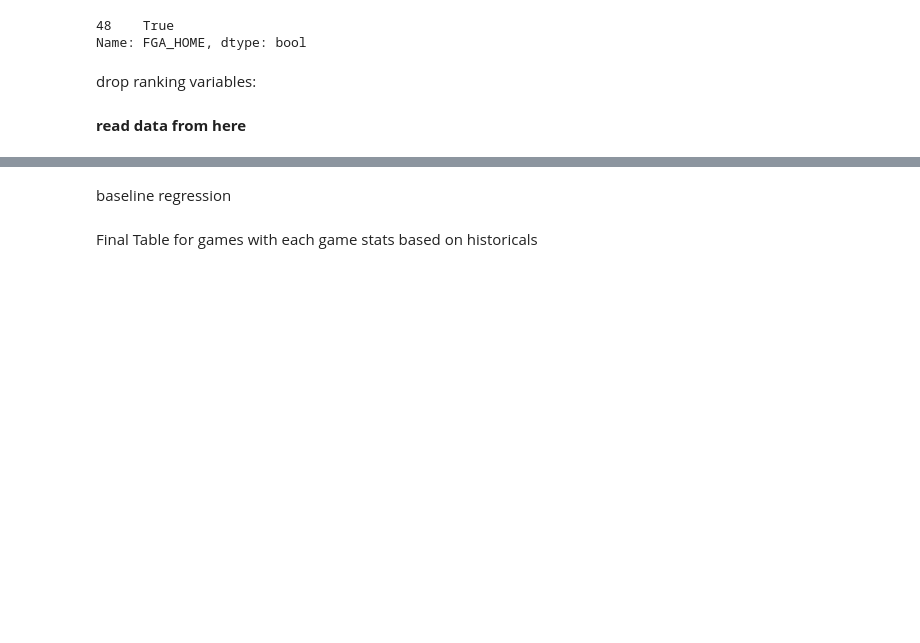
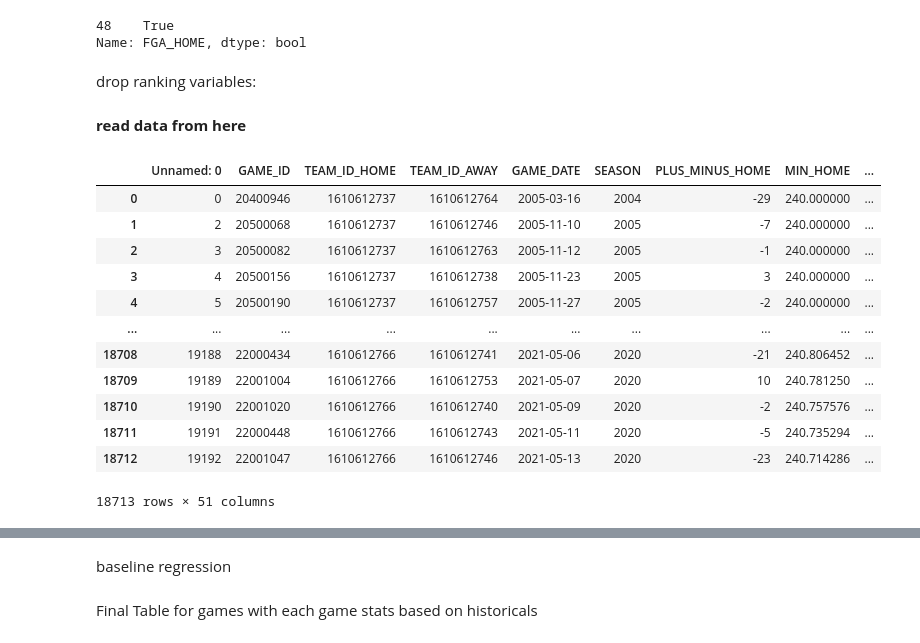
Before and after one commit to Spencer-Weston/W207_Final_NBA_Prediction, a Jupyter notebook: supervised_training.ipynb, the cells around one changed output, grey strips where cells are left out. Cells and saved outputs as stored; diff of their text form; code cells hidden in the pictures; blank space fills up the shorter version.

```diff
--- a/supervised_training.ipynb
+++ b/supervised_training.ipynb
@@ -409,0 +412,16 @@ game_past_data = pd.read_csv('game_past_data.csv')
+# %%
+game_past_data
+# %% [output]
+|  | Unnamed: 0 | GAME_ID | TEAM_ID_HOME | TEAM_ID_AWAY | GAME_DATE | SEASON | PLUS_MINUS_HOME | MIN_HOME | ... |
+| 0 | 0 | 20400946 | 1610612737 | 1610612764 | 2005-03-16 | 2004 | -29 | 240.000000 | ... |
+| 1 | 2 | 20500068 | 1610612737 | 1610612746 | 2005-11-10 | 2005 | -7 | 240.000000 | ... |
+| 2 | 3 | 20500082 | 1610612737 | 1610612763 | 2005-11-12 | 2005 | -1 | 240.000000 | ... |
+| 3 | 4 | 20500156 | 1610612737 | 1610612738 | 2005-11-23 | 2005 | 3 | 240.000000 | ... |
+| 4 | 5 | 20500190 | 1610612737 | 1610612757 | 2005-11-27 | 2005 | -2 | 240.000000 | ... |
+| ... | ... | ... | ... | ... | ... | ... | ... | ... | ... |
+| 18708 | 19188 | 22000434 | 1610612766 | 1610612741 | 2021-05-06 | 2020 | -21 | 240.806452 | ... |
+| 18709 | 19189 | 22001004 | 1610612766 | 1610612753 | 2021-05-07 | 2020 | 10 | 240.781250 | ... |
+| 18710 | 19190 | 22001020 | 1610612766 | 1610612740 | 2021-05-09 | 2020 | -2 | 240.757576 | ... |
+| 18711 | 19191 | 22000448 | 1610612766 | 1610612743 | 2021-05-11 | 2020 | -5 | 240.735294 | ... |
+| 18712 | 19192 | 22001047 | 1610612766 | 1610612746 | 2021-05-13 | 2020 | -23 | 240.714286 | ... |
+18713 rows × 51 columns
```
Also changed, not shown: parts of 13 cells of this notebook.
